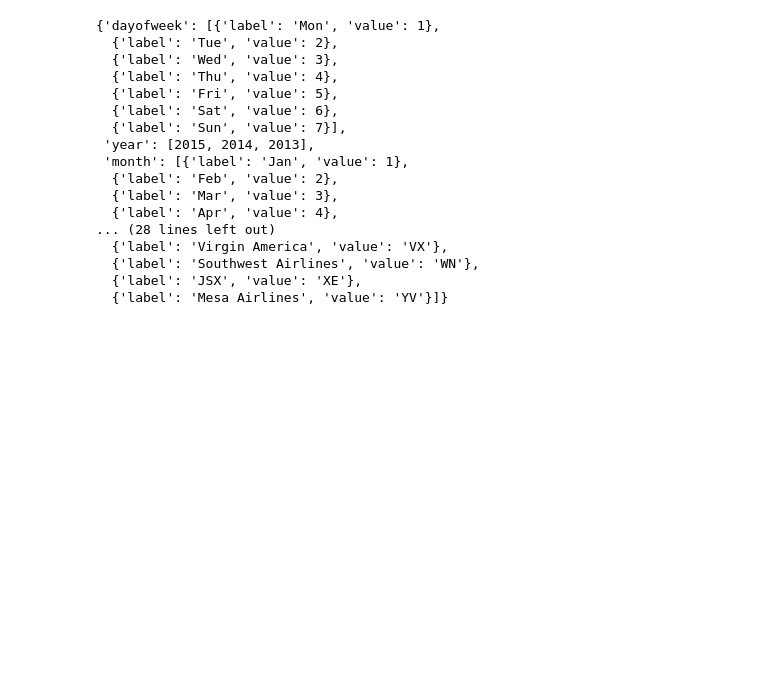
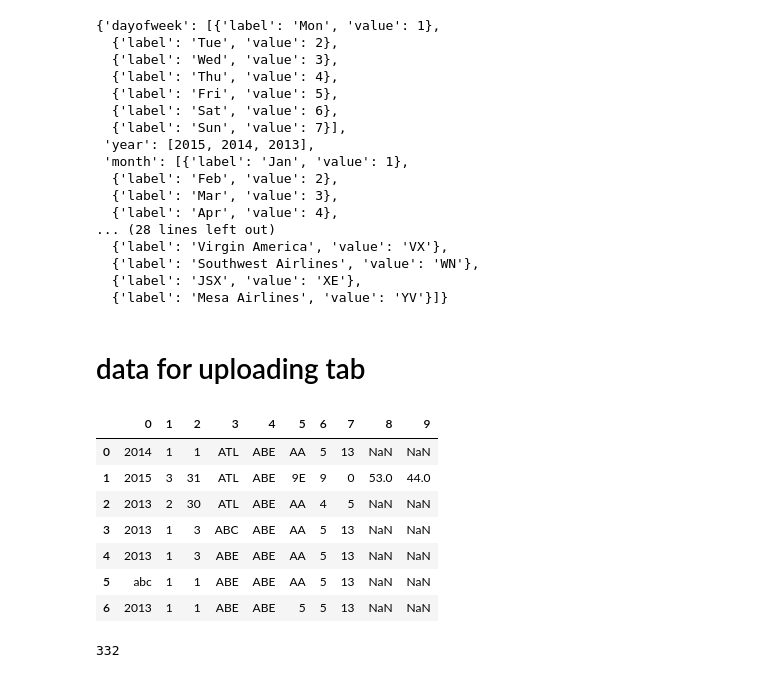
Before and after one commit to jiatongyip/delayover, a Jupyter notebook: frontend/data_prep.ipynb, the cells around one changed output. Saved outputs shown, nothing was run; the diff lists cells and outputs as text; code cells hidden in the pictures; blank space fills up the shorter version.

Commit message:
enhanced upload tab

```diff
--- a/frontend/data_prep.ipynb
+++ b/frontend/data_prep.ipynb
@@ -676,0 +682,20 @@ with open("data/carrier_dict.txt","w") as file:
+# %% [markdown]
+# data for uploading tab
+# %%
+df = pd.read_csv('wrong_example.csv', header = None)
+df
+# %% [output]
+|  | 0 | 1 | 2 | 3 | 4 | 5 | 6 | 7 | 8 | 9 |
+| 0 | 2014 | 1 | 1 | ATL | ABE | AA | 5 | 13 | NaN | NaN |
+| 1 | 2015 | 3 | 31 | ATL | ABE | 9E | 9 | 0 | 53.0 | 44.0 |
+| 2 | 2013 | 2 | 30 | ATL | ABE | AA | 4 | 5 | NaN | NaN |
+| 3 | 2013 | 1 | 3 | ABC | ABE | AA | 5 | 13 | NaN | NaN |
+| 4 | 2013 | 1 | 3 | ABE | ABE | AA | 5 | 13 | NaN | NaN |
+| 5 | abc | 1 | 1 | ABE | ABE | AA | 5 | 13 | NaN | NaN |
+| 6 | 2013 | 1 | 1 | ABE | ABE | 5 | 5 | 13 | NaN | NaN |
+# %%
+all_airport_codes = list(set(list(data_arr.dest_airport_code.unique()) + list(data_dep.dest_airport_code.unique())+ list(data_dep.origin_airport_code.unique())+
+   list(data_arr.origin_airport_code.unique())))
+len(all_airport_codes)
+# %% [output]
+332
```
Also changed, not shown: parts of 8 cells of this notebook, 6 other files.
